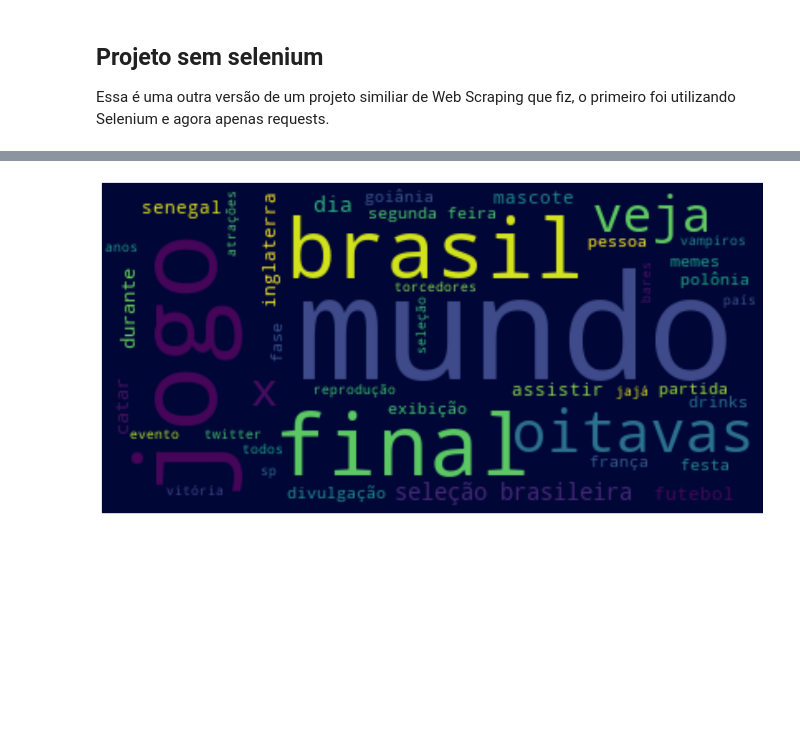
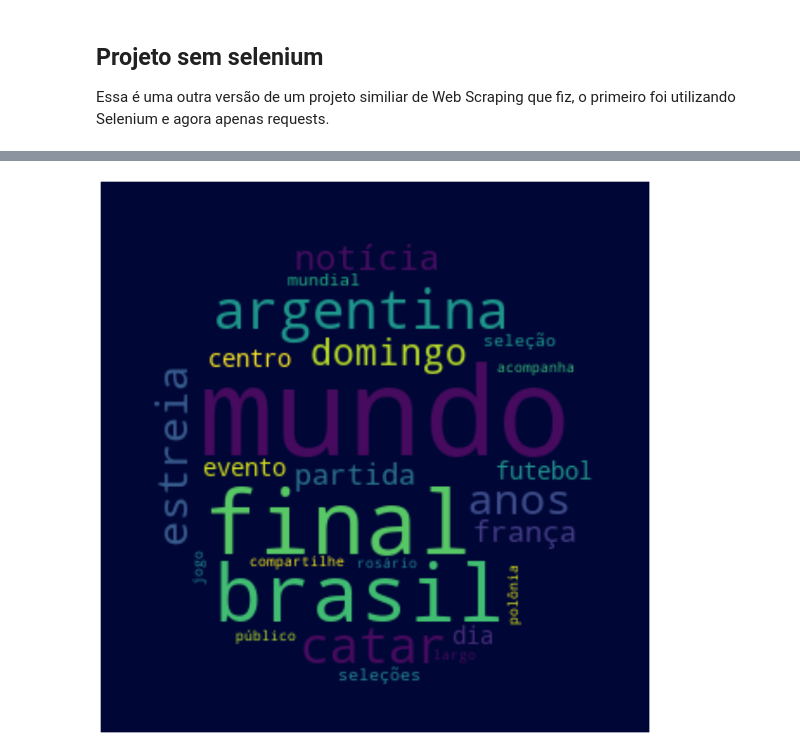
Before and after one commit to Thiagogiovanni/projetos_de_estudo, a Jupyter notebook: webcraping_requests_copa.ipynb, the cells around one changed output, grey strips where cells are left out. Saved outputs shown, nothing was run; the diff lists cells and outputs as text; code cells hidden in the pictures; blank space fills up the shorter version.

```diff
--- a/webcraping_requests_copa.ipynb
+++ b/webcraping_requests_copa.ipynb
@@ -81,24 +79,23 @@ comment_words += " ".join(tokens)+" " #fazendo um novo texto com as palavras sep
 # %%
 import matplotlib.pyplot as plt
 import numpy as np
 from PIL import Image #limitar a nuvem na imagem q colocaremos
 from wordcloud import WordCloud #vai desenhar as palavras de fato
 
-#erro no diretório, não consegui colocar fundo na nuvem de palavras
-
-#mask = np.array(Image.open(r'C:\Users\thiag\OneDrive\Área de Trabalho\DS Projetos')) #imagem por tras da nuvem
+mask = np.array(Image.open('/content/bola-de-futebol-preta.png')) #imagem por tras da nuvem
 
 wordcloud = WordCloud(margin = 5,
                 background_color ='rgb(0, 7, 55)',
+                mask = mask,
                 stopwords = stopwords,
                 min_font_size = 8).generate(comment_words) #de onde vai gerar a nuvem
 
 
 default_colors = wordcloud.to_array() #pegar as informações e deixando ela de forma que conseguimos desenhar
 plt.figure(figsize= [15,20])
 plt.imshow(default_colors, interpolation="bilinear") #pegar a nuvem de palavras q foi transformada e mostra na minha tela
-wordcloud.to_file("wordcloud.png")
+#wordcloud.to_file("wordcloud.png")
 plt.axis("off") #sem eixos x e y
 plt.show()
 # %% [output]
-[figure, old version]
+[figure, new version]
```
Also changed, not shown: parts of 2 cells of this notebook.
